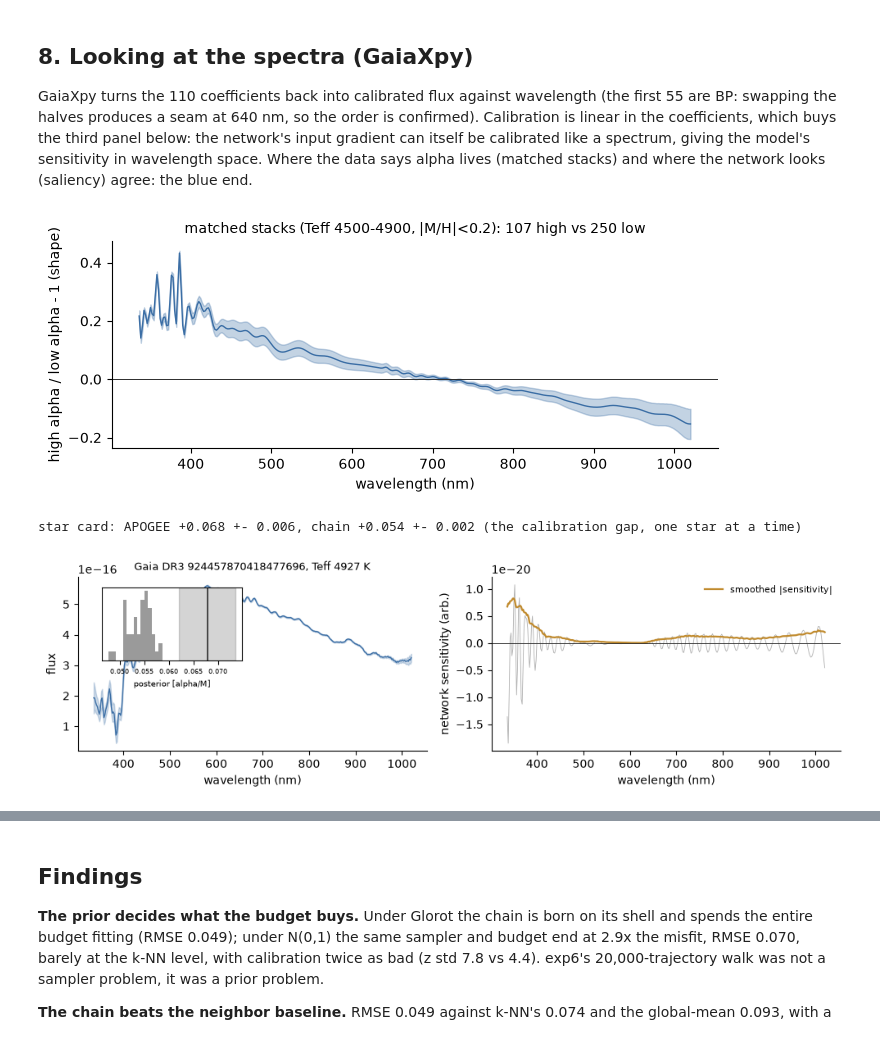
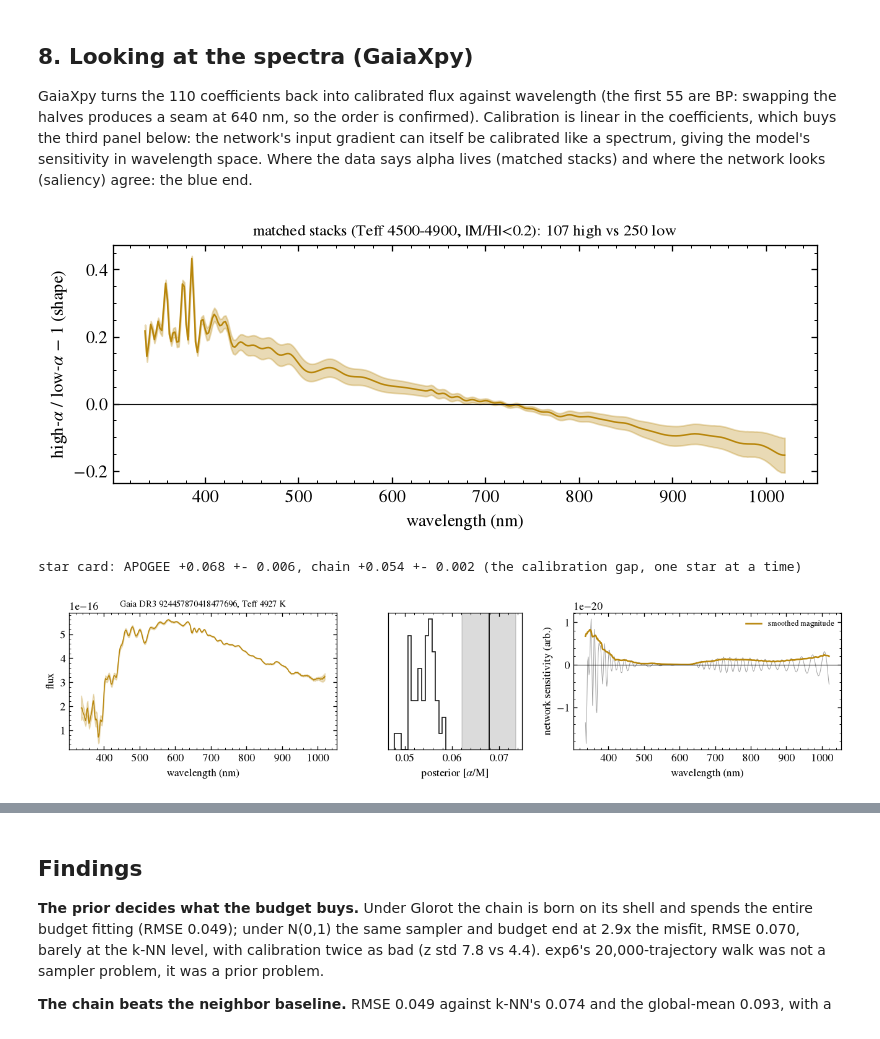
Before and after one commit to YasirAlsugair/ray-tracing-sampler-experiments, a Jupyter notebook: exp7_gaia_posterior.ipynb, the cells around one changed output, grey strips where cells are left out. Saved outputs shown, nothing was run; the diff lists cells and outputs as text; code cells hidden in the pictures.

```diff
--- a/exp7_gaia_posterior.ipynb
+++ b/exp7_gaia_posterior.ipynb
@@ -101,13 +112,11 @@ training split. The labels carry a median error of 0.006 against a spread
 of 0.093: a factor 15 of usable information per star.
 # %%
 fig, axes = plt.subplots(1, 2, figsize=(9, 2.8))
-axes[0].hist(train_y, bins=80, color=GRAY)
-axes[0].set_xlabel("[alpha/M] (train)")
+axes[0].hist(train_y, bins=80, histtype="step", color=DARK)
+axes[0].set_xlabel(r"[$\alpha$/M] (train)")
 axes[0].set_ylabel("stars")
-axes[1].hist(train_e, bins=80, color=GRAY, log=True)
+axes[1].hist(train_e, bins=80, histtype="step", color=DARK, log=True)
 axes[1].axvline(np.median(train_e), color=DARK, lw=1)
 axes[1].set_xlabel("label error (median marked)")
-for ax in axes:
-    ax.spines[["top", "right"]].set_visible(False)
 fig.tight_layout()
 # %% [output]
@@ -347,24 +349,22 @@ the chain (gated 5e-6)  0.0492
 # %%
 fig, axes = plt.subplots(1, 2, figsize=(9, 3.0))
 for mu, tau, c, label in ((mu_p, tau_p, BLUE, "the chain"),
-                          (mu_u, tau_u, GRAY, "control (spread upper bound)")):
+                          (mu_u, tau_u, GRAY, "control")):
     z = (test_y - mu) / np.sqrt(tau ** 2 + test_e ** 2)
     axes[0].hist(z, bins=100, range=(-25, 25), density=True, histtype="step",
                  color=c, label=f"{label}: z std {z.std():.1f}")
 grid = np.linspace(-25, 25, 400)
 axes[0].plot(grid, np.exp(-grid**2 / 2) / np.sqrt(2 * np.pi), color=DARK, lw=1,
-             label="N(0,1) = calibrated")
-axes[0].set_xlabel("z = (y - mu) / total sigma")
-axes[0].legend(frameon=False, fontsize=8)
+             label="N(0,1)")
+axes[0].set_xlabel(r"$z = (y - \hat{\mu})\,/\,\sigma_{\rm tot}$")
+axes[0].legend(loc="upper left", fontsize=8)
 
 axes[1].scatter(test_y[::20], mu_p[::20], s=2, color=BLUE, alpha=0.4)
 lims = (-0.2, 0.5)
 axes[1].plot(lims, lims, color=DARK, lw=1)
 axes[1].set_xlim(lims); axes[1].set_ylim(lims)
-axes[1].set_xlabel("APOGEE [alpha/M]")
+axes[1].set_xlabel(r"APOGEE [$\alpha$/M]")
 axes[1].set_ylabel("chain prediction (gated)")
-for ax in axes:
-    ax.spines[["top", "right"]].set_visible(False)
 fig.tight_layout()
 print(f"member spread (median): chain {np.median(tau_p):.4f} (lower bound), "
       f"control {np.median(tau_u):.4f}; median label err {np.median(test_e):.4f}")
@@ -425,64 +425,60 @@ ax.fill_between(wl, rel - rel_err, rel + rel_err, color=BLUE, alpha=0.3)
 ax.plot(wl, rel, color=BLUE, lw=1)
 ax.axhline(0, color=DARK, lw=0.7)
 ax.set_xlabel("wavelength (nm)")
-ax.set_ylabel("high alpha / low alpha - 1 (shape)")
+ax.set_ylabel(r"high-$\alpha$ / low-$\alpha$ $-$ 1 (shape)")
 ax.set_title(f"matched stacks (Teff 4500-4900, |M/H|<0.2): "
              f"{len(hi)} high vs {len(lo)} low", fontsize=10)
-ax.spines[["top", "right"]].set_visible(False)
 fig.tight_layout()
 # %% [output]
-[figure, old version]
+[figure, new version]
 # %%
 # star card: one giant's spectrum plus the chain's posterior for it,
 # and the network saliency in wavelength space (linearity trick)
 star = int(np.argsort(np.abs(test_y - np.median(test_y)))[0])
 snaps_ub = np.load(CH_GATED_5E6)["snapshots"]
 q = snaps_ub[3 * len(snaps_ub) // 4:]
 model = make_model().cpu()
 preds, grads = [], []
 for s in q[np.linspace(0, len(q) - 1, 50).astype(int)]:
     i = 0
     with torch.no_grad():
         for p in model.parameters():
             p.copy_(torch.tensor(s[i:i + p.numel()]).view(p.shape)); i += p.numel()
     x = torch.tensor(test_Xs[star:star + 1]).requires_grad_(True)
     out = model(x).squeeze(); out.backward()
     preds.append(float(out)); grads.append(x.grad.numpy().ravel().copy())
 preds = np.array(preds)
 graw = np.mean(grads, axis=0) / d["norm_sd"]
 
 wl, fs, fe = calib([star])
 _, sal, _ = calib([star], coeff_override=graw)
 sal = sal[0]
 
-fig, axes = plt.subplots(1, 2, figsize=(10, 3.2))
-axes[0].fill_between(wl, fs[0] - fe[0], fs[0] + fe[0], color=BLUE, alpha=0.25)
-axes[0].plot(wl, fs[0], color=BLUE, lw=1)
+fig, axes = plt.subplots(1, 3, figsize=(11.5, 3.0),
+                         width_ratios=[2.2, 1.1, 2.2])
+axes[0].fill_between(wl, fs[0] - fe[0], fs[0] + fe[0], color=ACCENT, alpha=0.25)
+axes[0].plot(wl, fs[0], color=ACCENT, lw=1)
 axes[0].set_xlabel("wavelength (nm)"); axes[0].set_ylabel("flux")
 axes[0].set_title(f"Gaia DR3 {sp['sids'][star]}, Teff {sp['teff'][star]:.0f} K",
                   fontsize=9)
-ins = axes[0].inset_axes([0.07, 0.52, 0.4, 0.42])
-ins.hist(preds, bins=15, color=GRAY)
-ins.axvline(test_y[star], color=DARK, lw=1.2)
-ins.axvspan(test_y[star] - test_e[star], test_y[star] + test_e[star],
-            color=DARK, alpha=0.2)
-ins.set_xlabel("posterior [alpha/M]", fontsize=7)
-ins.tick_params(labelsize=6); ins.set_yticks([])
-
-axes[1].plot(wl, sal, color=GRAY, lw=0.6, alpha=0.8)
+axes[1].hist(preds, bins=15, histtype="step", color=DARK)
+axes[1].axvline(test_y[star], color=DARK, lw=1.2)
+axes[1].axvspan(test_y[star] - test_e[star], test_y[star] + test_e[star],
+                color=DARK, alpha=0.15)
+axes[1].set_xlabel(r"posterior [$\alpha$/M]")
+axes[1].set_yticks([])
+axes[2].plot(wl, sal, color=GRAY, lw=0.6, alpha=0.8)
 w = 15
-axes[1].plot(wl, np.sqrt(np.convolve(sal**2, np.ones(w) / w, mode="same")),
-             color="#c08a2d", lw=1.6, label="smoothed |sensitivity|")
-axes[1].axhline(0, color=DARK, lw=0.7)
-axes[1].legend(frameon=False, fontsize=8)
-axes[1].set_xlabel("wavelength (nm)")
-axes[1].set_ylabel("network sensitivity (arb.)")
-for ax in axes:
-    ax.spines[["top", "right"]].set_visible(False)
+axes[2].plot(wl, np.sqrt(np.convolve(sal**2, np.ones(w) / w, mode="same")),
+             color=ACCENT, lw=1.6, label="smoothed magnitude")
+axes[2].axhline(0, color=DARK, lw=0.7)
+axes[2].legend(fontsize=8)
+axes[2].set_xlabel("wavelength (nm)")
+axes[2].set_ylabel("network sensitivity (arb.)")
 fig.tight_layout()
 print(f"star card: APOGEE {test_y[star]:+.3f} +- {test_e[star]:.3f}, "
       f"chain {preds.mean():+.3f} +- {preds.std():.3f} "
       f"(the calibration gap, one star at a time)")
 # %% [output]
 star card: APOGEE +0.068 +- 0.006, chain +0.054 +- 0.002 (the calibration gap, one star at a time)
-[figure, old version]
+[figure, new version]
```
Also changed, not shown: parts of 14 cells of this notebook, 8 other files.
